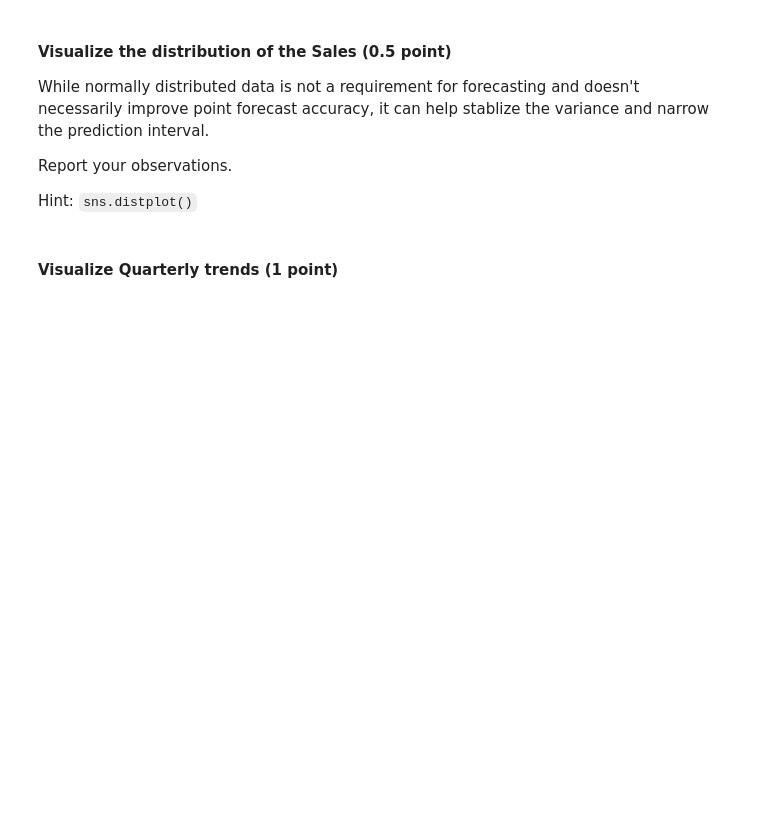
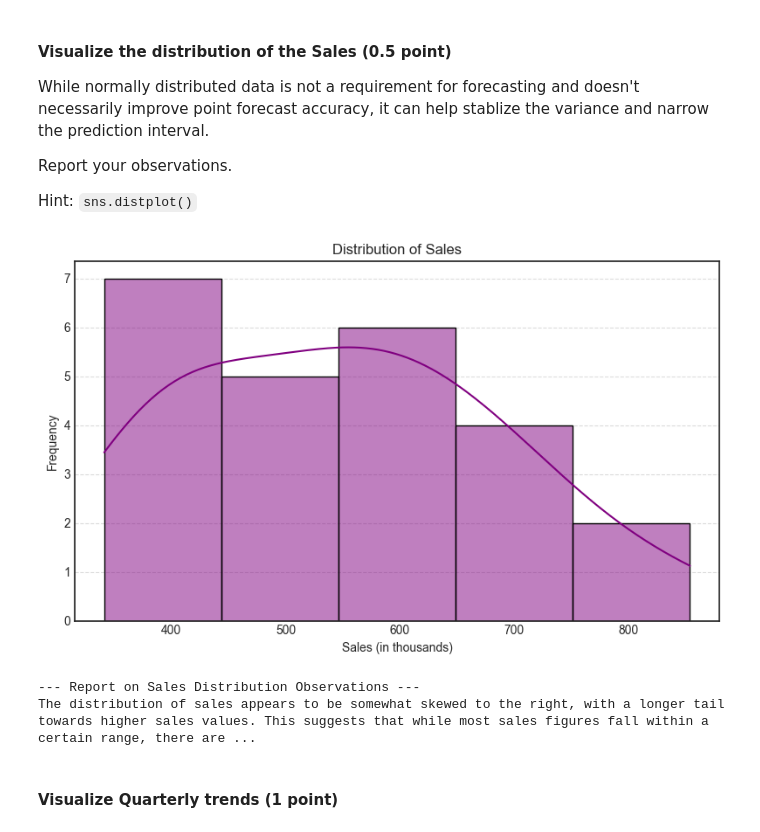
Before and after one commit to rajiv-ranjan/cds-mini-projects, a Jupyter notebook: m8/mp2/M8_NB_MiniProject_2_EDA_Timeseries.ipynb, the cells around one changed output. Drawn from its saved outputs; the diff is of its cells as text; code cells hidden in the pictures; blank space fills up the shorter version.

```diff
--- a/m8/mp2/M8_NB_MiniProject_2_EDA_Timeseries.ipynb
+++ b/m8/mp2/M8_NB_MiniProject_2_EDA_Timeseries.ipynb
@@ -108,3 +267,25 @@ Hint: `sns.distplot()`
+# %%
+# YOUR CODE HERE
+
+plt.figure(figsize=(8, 5))
+sns.histplot(
+    sales_data["Sales"], kde=True, color="purple", bins=5
+)  # Reduced bins for quarterly data
+plt.title("Distribution of Sales")
+plt.xlabel("Sales (in thousands)")
+plt.ylabel("Frequency")
+plt.grid(axis="y", linestyle="--", alpha=0.7)
+plt.tight_layout()
+plt.show()
+
+print("\n--- Report on Sales Distribution Observations ---")
+print(
+    "The distribution of sales appears to be somewhat skewed to the right, with a longer tail towards higher sales values. This suggests that while most sales figures fall within a certain range, there are fewer instances of very high sales. The presence of a clear peak indicates a common range for quarterly sales."
+)
+# %% [output]
+[figure, added]
+--- Report on Sales Distribution Observations ---
+The distribution of sales appears to be somewhat skewed to the right, with a longer tail towards higher sales values. This suggests that while most sales figures fall within a certain range, there are ...
 # %% [markdown]
 #### Visualize Quarterly trends (1 point)
 # %% [markdown]
```
Also changed, not shown: parts of 35 cells of this notebook, 10 other files.
